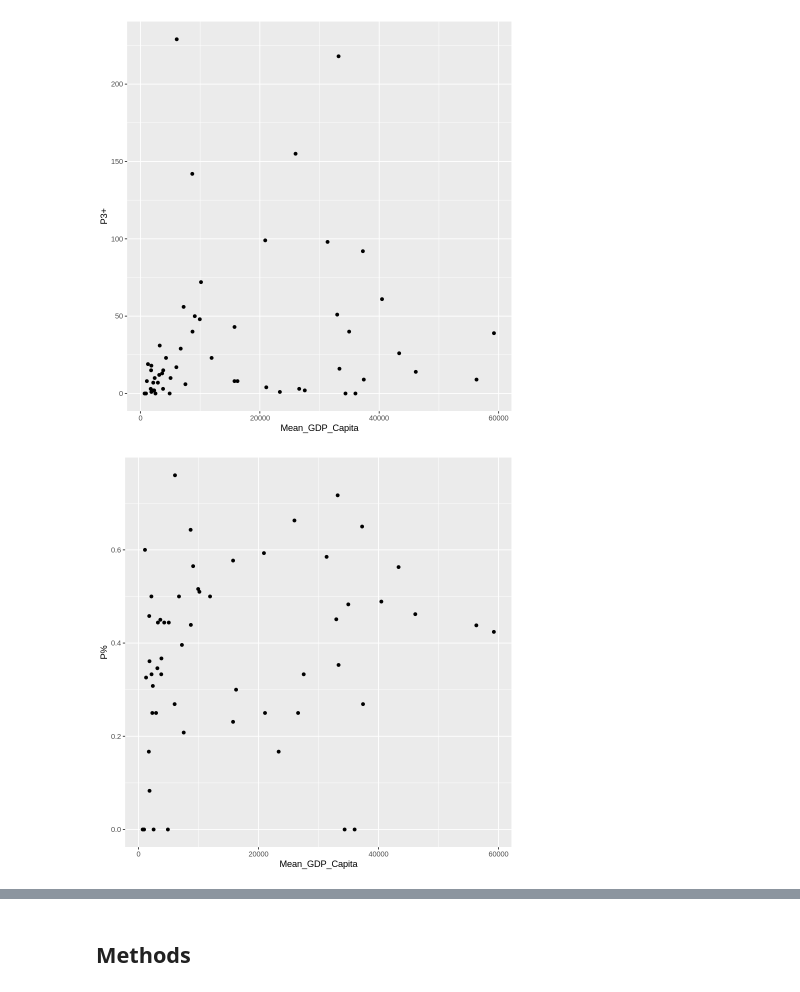
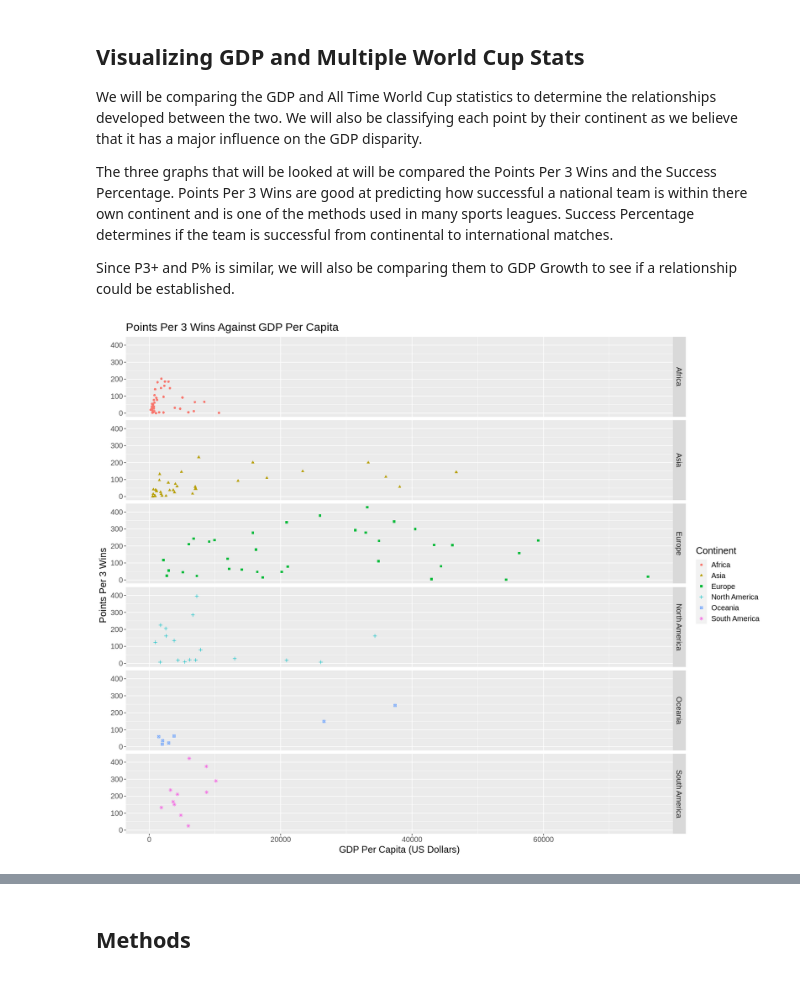
Before and after one commit to whalebeavercat/dsci-100-group-146, a Jupyter notebook: Project_Proposal_146.ipynb, the cells around one changed output, grey strips where cells are left out. Cells and saved outputs as stored; diff of their text form; code cells hidden in the pictures.

Commit message:
Finalized Proposal
Finalized Proposal and Added Better World Cup Data

```diff
--- a/Project_Proposal_146.ipynb
+++ b/Project_Proposal_146.ipynb
@@ -186,0 +222,15 @@ A tibble: 6 × 2
+# %%
+# Find the mean gdp for each country, which is useful for predicting the relationship between GDP and soccer performance
+country_mean_gdp_capita <- country_gdp_data |>
+    group_by(Country) |>
+    summarize(Mean_GDP_Capita = mean(GDP_Capita))
+
+country_mean_gdp_growth <- country_gdp_data |>
+    group_by(Country) |>
+    summarize(Mean_GDP_Growth = mean(GDP_Growth, na.rm = TRUE))
+
+#Combining the mean gdp per capita, gdp growth, and continent
+
+country_mean_data <- left_join(country_mean_gdp_capita, country_mean_gdp_growth, by = "Country", copy = FALSE, na_matches = "na") |>
+    left_join(continents, by = c("Country" = "Entity"), copy = FALSE, na_matches = "na")
+country_mean_data
@@ -187,12 +248,13 @@ A tibble: 6 × 2
 # %%
-# Attempt to combine world cup data with Country GDP and GDP Growth
+# Attempt to combine world cup data with Country, GDP Per Capita, and GDP Growth
 
 soccer_data_organized <- soccer_data |>
-    mutate(Country = Team) |>
-    select(Country, `P%`, `P3+`)
+    select(Country, `G+`, `G-`, `GD` ,`P+`, `P%`, `P3+`)
 
 soccer_data_organized
 
-soccer_data_combined <- inner_join(country_mean_gdp_capita, soccer_data_organized, by = NULL, copy = FALSE, na_matches = "na")
+soccer_data_combined <- country_mean_data |>
+    inner_join(soccer_data_organized, by = "Country", copy = FALSE, na_matches = "na")
+
 soccer_data_combined
 # %% [output]
@@ -220,19 +281,25 @@ A tibble: 56 × 4
+# %% [markdown]
+## Visualizing GDP and Multiple World Cup Stats
+
+We will be comparing the GDP and All Time World Cup statistics to determine the relationships developed between the two. We will also be classifying each point by their continent as we believe that it has a major influence on the GDP disparity.
+
+The three graphs that will be looked at will be compared the Points Per 3 Wins and the Success Percentage. Points Per 3 Wins are good at predicting how successful a national team is within there own continent and is one of the methods used in many sports leagues. Success Percentage determines if the team is successful from continental to international matches.
+
+Since P3+ and P% is similar, we will also be comparing them to GDP Growth to see if a relationship could be established.
 # %%
 # Visualizing GDP and multiple world cup stats
+# GDP Per Capita with Points Per 3 Games
 
-# GDP with Success Percentage
+options(repr.plot.width = 15, repr.plot.height = 12)
 
-gdp_p3_plot <- ggplot(soccer_data_combined, aes(x = Mean_GDP_Capita, y = `P3+`)) +
-    geom_point()
+
+gdp_p3_plot <- ggplot(soccer_data_combined, aes(x = Mean_GDP_Capita, y = `P3+`, color = Continent, shape = Continent)) +
+    geom_point() +
+    labs(x = "GDP Per Capita (US Dollars)", y = "Points Per 3 Wins") +
+    ggtitle("Points Per 3 Wins Against GDP Per Capita") +
+    theme(text = element_text(size = 15)) +
+    facet_grid(rows = vars(Continent))
 
 gdp_p3_plot
-
-gdp_percent_plot <- ggplot(soccer_data_combined, aes(x = Mean_GDP_Capita, y = `P%`)) +
-    geom_point()
-
-gdp_percent_plot
-
-#
 # %% [output]
-[figure, old version]
+[figure, new version]
-[figure, removed]
```
Also changed, not shown: parts of 24 cells of this notebook, 2 other files.
